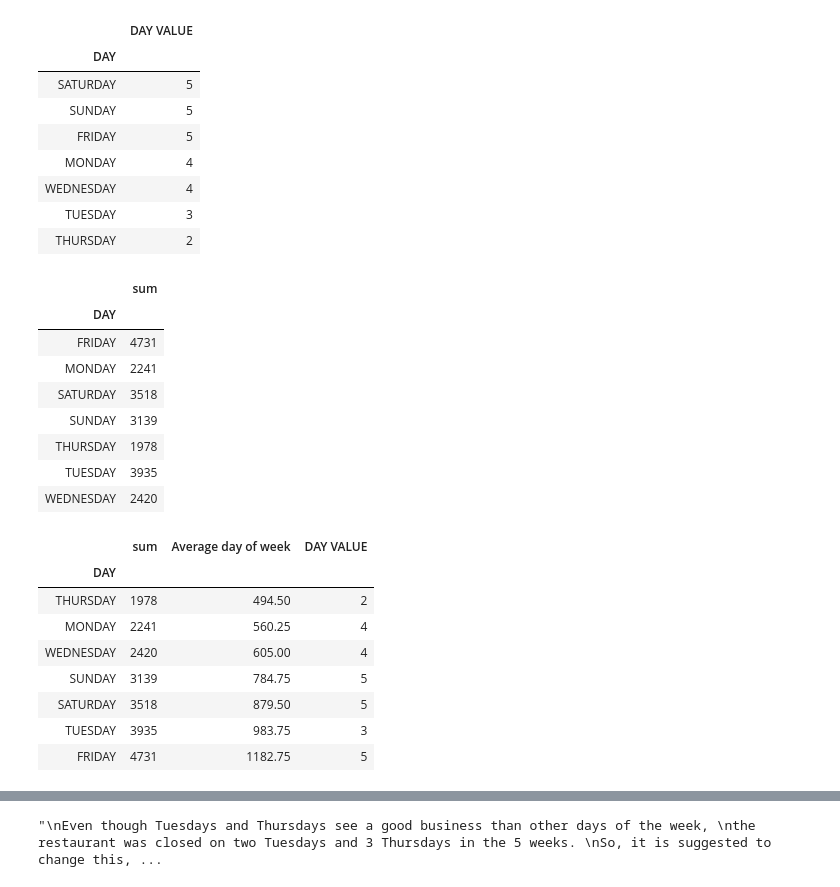
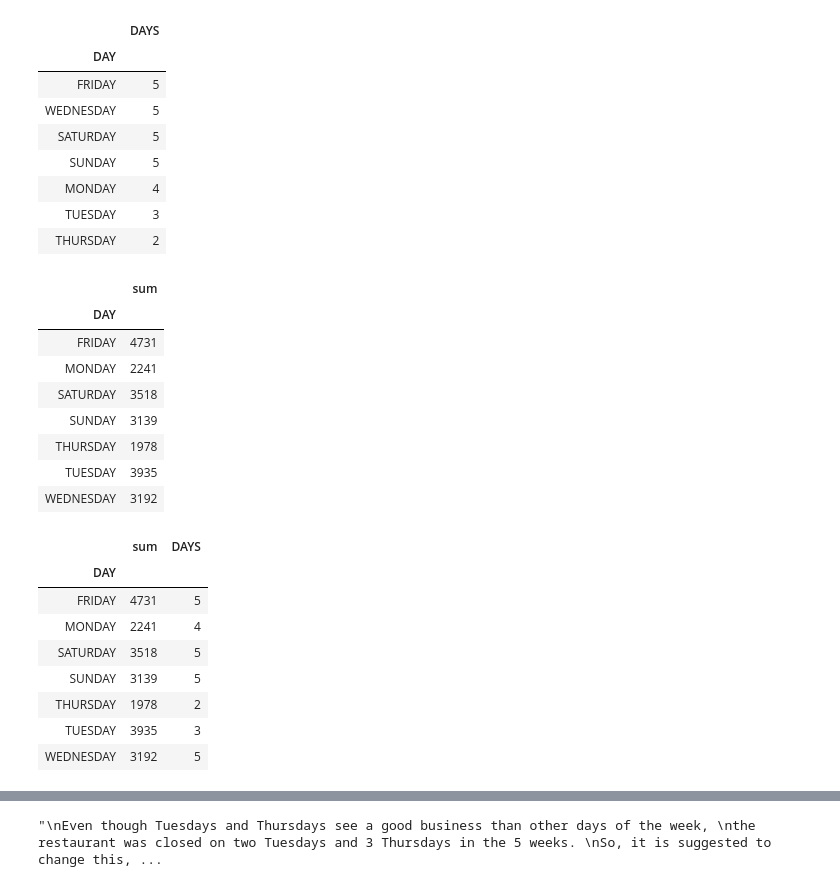
Before and after one commit to RohitBhalerao/Collaboration-Project, a Jupyter notebook: Rohit - Best days for maintenance and sanitization.ipynb, the cells around one changed output, grey strips where cells are left out. Cells and saved outputs as stored; diff of their text form; code cells hidden in the pictures.

```diff
--- a/Rohit - Best days for maintenance and sanitization.ipynb
+++ b/Rohit - Best days for maintenance and sanitization.ipynb
@@ -4,8 +4,8 @@ a = pd.read_excel('Data.xlsx')
 a
 import numpy as np
 # %%
-d2 = a[[ 'DATE','DAY','TOTAL','WEEK NUMBER']]
-d2
+d12 = a[[ 'DATE','DAY','TOTAL','WEEK NUMBER']]
+d12
 # %% [output]
 |  | DATE | DAY | TOTAL | WEEK NUMBER |
 | 0 | 2020-06-19 | FRIDAY | 22 | WEEK 1 |
@@ -23,7 +22,0 @@ d2
-# %%
-b = d2.groupby('DATE')
-c = b['DAY'].nunique()
-c = c.to_frame()
-c['DAY VALUE'] = ['FRIDAY','SATURDAY','SUNDAY','WEDNESDAY','THURSDAY','FRIDAY','SATURDAY','SUNDAY','MONDAY','WEDNESDAY','THURSDAY','FRIDAY','SATURDAY','SUNDAY','MONDAY','TUESDAY','WEDNESDAY','FRIDAY','SATURDAY','SUNDAY','MONDAY','TUESDAY','WEDNESDAY','FRIDAY','SATURDAY','SUNDAY','MONDAY','TUESDAY']
-d = c['DAY VALUE'].value_counts()
-d = d.to_frame()
@@ -30,21 +53,22 @@ d = d.to_frame()
 # %%
 
-d.index.names = ['DAY']
-d
+d13.index.names = ['DAY']
+d13.columns = ['DAYS']
+d13
 # %% [output]
-|  | DAY VALUE |
+|  | DAYS |
 | DAY |  |
+| FRIDAY | 5 |
+| WEDNESDAY | 5 |
 | SATURDAY | 5 |
 | SUNDAY | 5 |
-| FRIDAY | 5 |
 | MONDAY | 4 |
-| WEDNESDAY | 4 |
 | TUESDAY | 3 |
 | THURSDAY | 2 |
 # %%
-group4 = d2.groupby('DAY')
-d6 = group4['TOTAL'].agg([np.sum])
-d6
+group4 = d12.groupby('DAY')
+d14 = group4['TOTAL'].agg([np.sum])
+d14
 # %% [output]
 |  | sum |
 | DAY |  |
@@ -54,18 +78,18 @@ d6
 | SUNDAY | 3139 |
 | THURSDAY | 1978 |
 | TUESDAY | 3935 |
-| WEDNESDAY | 2420 |
+| WEDNESDAY | 3192 |
 # %%
-e = pd.merge(d6, d, on='DAY', how='outer')
+e = pd.merge(d14, d, on='DAY', how='outer')
 e
 # %% [output]
-|  | sum | Average day of week | DAY VALUE |
-| DAY |  |  |  |
-| THURSDAY | 1978 | 494.50 | 2 |
-| MONDAY | 2241 | 560.25 | 4 |
-| WEDNESDAY | 2420 | 605.00 | 4 |
-| SUNDAY | 3139 | 784.75 | 5 |
-| SATURDAY | 3518 | 879.50 | 5 |
-| TUESDAY | 3935 | 983.75 | 3 |
-| FRIDAY | 4731 | 1182.75 | 5 |
+|  | sum | DAYS |
+| DAY |  |  |
+| FRIDAY | 4731 | 5 |
+| MONDAY | 2241 | 4 |
+| SATURDAY | 3518 | 5 |
+| SUNDAY | 3139 | 5 |
+| THURSDAY | 1978 | 2 |
+| TUESDAY | 3935 | 3 |
+| WEDNESDAY | 3192 | 5 |
 # %%
```
Also changed, not shown: parts of 24 cells of this notebook.
